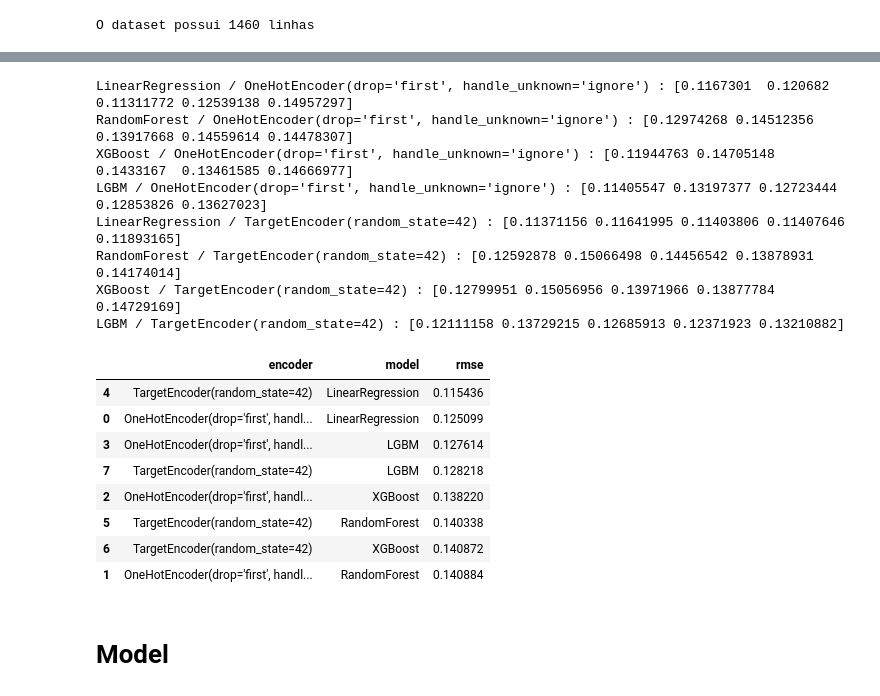
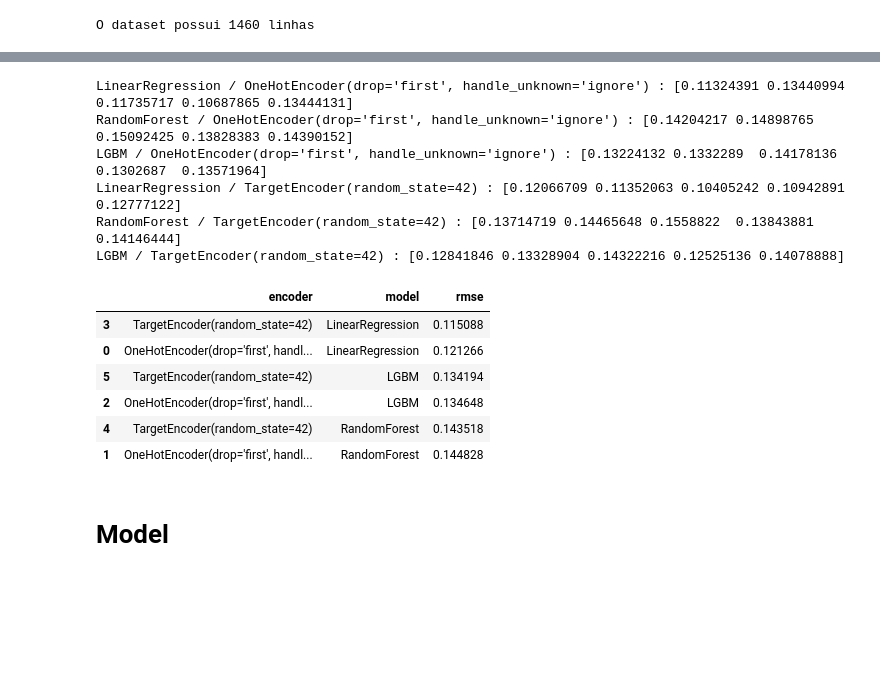
Before and after one commit to dafnefp/house_price_predict, a Jupyter notebook: notebooks/Model_house_price .ipynb, the cells around one changed output, grey strips where cells are left out. Saved outputs shown, nothing was run; the diff lists cells and outputs as text; code cells hidden in the pictures; blank space fills up the shorter version.

```diff
--- a/notebooks/Model_house_price .ipynb
+++ b/notebooks/Model_house_price .ipynb
@@ -107,0 +139,15 @@ Após a retirada, o dataset possui 1367 linhas
+# %%
+# Removendo alguns outliers que estão muito distantes do conjunto de dados
+data.drop(data[data['LotFrontage'] > 300].index, inplace=True)
+data.drop(data[data['LotArea'] > 100000].index, inplace=True)
+data.drop(data[data['MasVnrArea'] > 1160].index, inplace=True)
+data.drop(data[data['BsmtFinSF1'] > 5000].index, inplace=True)
+data.drop(data[data['BsmtFinSF2'] > 1400].index, inplace=True)
+data.drop(data[data['TotalBsmtSF'] > 6000].index, inplace=True)
+data.drop(data[data['1stFlrSF'] > 4000].index, inplace=True)
+data.drop(data[data['GrLivArea'] > 4600].index, inplace=True)
+data.drop(data[data['OpenPorchSF'] > 500].index, inplace=True)
+data.drop(data[data['EnclosedPorch'] > 500].index, inplace=True)
+data.drop(data[data['MiscVal'] > 14000].index, inplace=True)
+
+print(f'Após a retirada, o dataset possui {data.shape[0]} linhas')
@@ -111,4 +158,18 @@ Após a retirada, o dataset possui 1367 linhas
 data = data.drop(columns = ['GarageCars', 'GarageYrBlt', 'TotRmsAbvGrd', 'TotalBsmtSF'])
+# %%
+#Juntando valores correspondentes a área de diferentes varandas (porch) em uma feature apenas
+data['Porch'] = data['OpenPorchSF'] + data['EnclosedPorch'] + data['3SsnPorch'] + data['ScreenPorch']
+data.drop(columns = ['OpenPorchSF', 'EnclosedPorch', '3SsnPorch', 'ScreenPorch'], inplace= True)
+
+data_test['Porch'] = data_test['OpenPorchSF'] + data_test['EnclosedPorch'] + data_test['3SsnPorch'] + data_test['ScreenPorch']
+data_test.drop(columns = ['OpenPorchSF', 'EnclosedPorch', '3SsnPorch', 'ScreenPorch'], inplace= True)
+# %%
+#Juntando valores correspondentes a quantidade de banheiros (bath) em uma feature apenas
+data['Bath'] = data['BsmtFullBath'] + (0.5 * data['BsmtHalfBath']) + data['FullBath'] + (0.5 * data['HalfBath'])
+data.drop(columns = ['BsmtFullBath', 'BsmtHalfBath', 'FullBath', 'HalfBath'], inplace= True)
+
+data_test['Bath'] = data_test['BsmtFullBath'] + (0.5 * data_test['BsmtHalfBath']) + data_test['FullBath'] + (0.5 * data_test['HalfBath'])
+data_test.drop(columns = ['BsmtFullBath', 'BsmtHalfBath', 'FullBath', 'HalfBath'], inplace= True)
 # %%
 X = data.drop(columns=['Id','SalePrice'])
 y = data['SalePrice']
@@ -271,52 +332,47 @@ for encoder in encoders:
 models_dict = {
     'LinearRegression': LinearRegression(),
     'RandomForest': RandomForestRegressor(random_state=42),
-    'XGBoost':XGBRegressor(random_state=42),
     'LGBM': LGBMRegressor(random_state=42, verbose = -100)
 }
 
 results = []
 
 for encoder, preprocessor in zip(encoders, preprocessor_list):
     for label, model in models_dict.items():
 
         pipeline = Pipeline(steps=[
             ("preprocessor", preprocessor),
             ("selector", VarianceThreshold()),
             ("classifier", model)
         ])
 
         kfold = KFold(n_splits=5, shuffle=True, random_state=42)
         metrics = - cross_val_score(pipeline, X_train, y_train, cv=kfold, scoring = 'neg_root_mean_squared_error')
 
         print(f'{label} / {encoder} : {metrics}')
 
         rmse = metrics.mean()
 
         results.append((encoder, label, rmse))
 
 
 results_df = pd.DataFrame(results, columns=['encoder', 'model', 'rmse'])
 
 results_df.sort_values('rmse', ascending=True)
 # %% [output]
-LinearRegression / OneHotEncoder(drop='first', handle_unknown='ignore') : [0.1167301  0.120682   0.11311772 0.12539138 0.14957297]
-RandomForest / OneHotEncoder(drop='first', handle_unknown='ignore') : [0.12974268 0.14512356 0.13917668 0.14559614 0.14478307]
-XGBoost / OneHotEncoder(drop='first', handle_unknown='ignore') : [0.11944763 0.14705148 0.1433167  0.13461585 0.14666977]
-LGBM / OneHotEncoder(drop='first', handle_unknown='ignore') : [0.11405547 0.13197377 0.12723444 0.12853826 0.13627023]
-LinearRegression / TargetEncoder(random_state=42) : [0.11371156 0.11641995 0.11403806 0.11407646 0.11893165]
-RandomForest / TargetEncoder(random_state=42) : [0.12592878 0.15066498 0.14456542 0.13878931 0.14174014]
-XGBoost / TargetEncoder(random_state=42) : [0.12799951 0.15056956 0.13971966 0.13877784 0.14729169]
-LGBM / TargetEncoder(random_state=42) : [0.12111158 0.13729215 0.12685913 0.12371923 0.13210882]
+LinearRegression / OneHotEncoder(drop='first', handle_unknown='ignore') : [0.11324391 0.13440994 0.11735717 0.10687865 0.13444131]
+RandomForest / OneHotEncoder(drop='first', handle_unknown='ignore') : [0.14204217 0.14898765 0.15092425 0.13828383 0.14390152]
+LGBM / OneHotEncoder(drop='first', handle_unknown='ignore') : [0.13224132 0.1332289  0.14178136 0.1302687  0.13571964]
+LinearRegression / TargetEncoder(random_state=42) : [0.12066709 0.11352063 0.10405242 0.10942891 0.12777122]
+RandomForest / TargetEncoder(random_state=42) : [0.13714719 0.14465648 0.1558822  0.13843881 0.14146444]
+LGBM / TargetEncoder(random_state=42) : [0.12841846 0.13328904 0.14322216 0.12525136 0.14078888]
 |  | encoder | model | rmse |
-| 4 | TargetEncoder(random_state=42) | LinearRegression | 0.115436 |
-| 0 | OneHotEncoder(drop='first', handl... | LinearRegression | 0.125099 |
-| 3 | OneHotEncoder(drop='first', handl... | LGBM | 0.127614 |
-| 7 | TargetEncoder(random_state=42) | LGBM | 0.128218 |
-| 2 | OneHotEncoder(drop='first', handl... | XGBoost | 0.138220 |
-| 5 | TargetEncoder(random_state=42) | RandomForest | 0.140338 |
-| 6 | TargetEncoder(random_state=42) | XGBoost | 0.140872 |
-| 1 | OneHotEncoder(drop='first', handl... | RandomForest | 0.140884 |
+| 3 | TargetEncoder(random_state=42) | LinearRegression | 0.115088 |
+| 0 | OneHotEncoder(drop='first', handl... | LinearRegression | 0.121266 |
+| 5 | TargetEncoder(random_state=42) | LGBM | 0.134194 |
+| 2 | OneHotEncoder(drop='first', handl... | LGBM | 0.134648 |
+| 4 | TargetEncoder(random_state=42) | RandomForest | 0.143518 |
+| 1 | OneHotEncoder(drop='first', handl... | RandomForest | 0.144828 |
 # %% [markdown]
 # Model
 # %%
```
Also changed, not shown: parts of 33 cells of this notebook, 1 other file.
